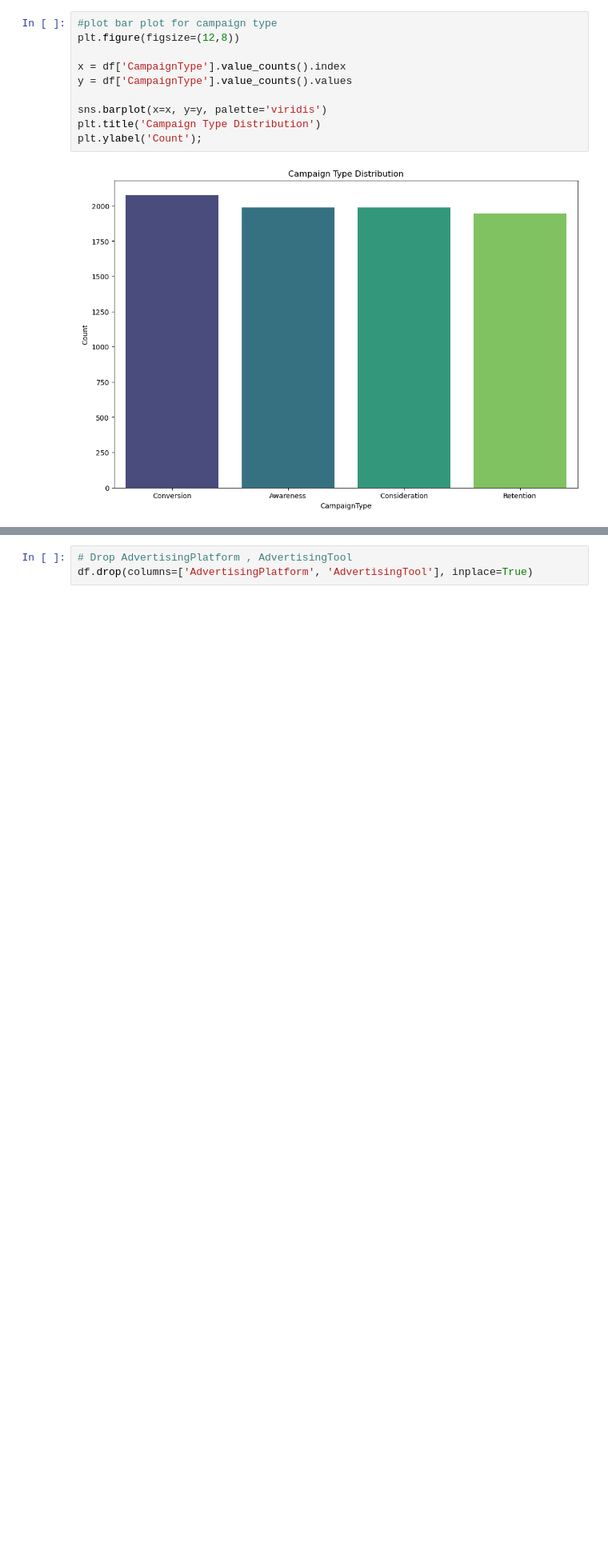
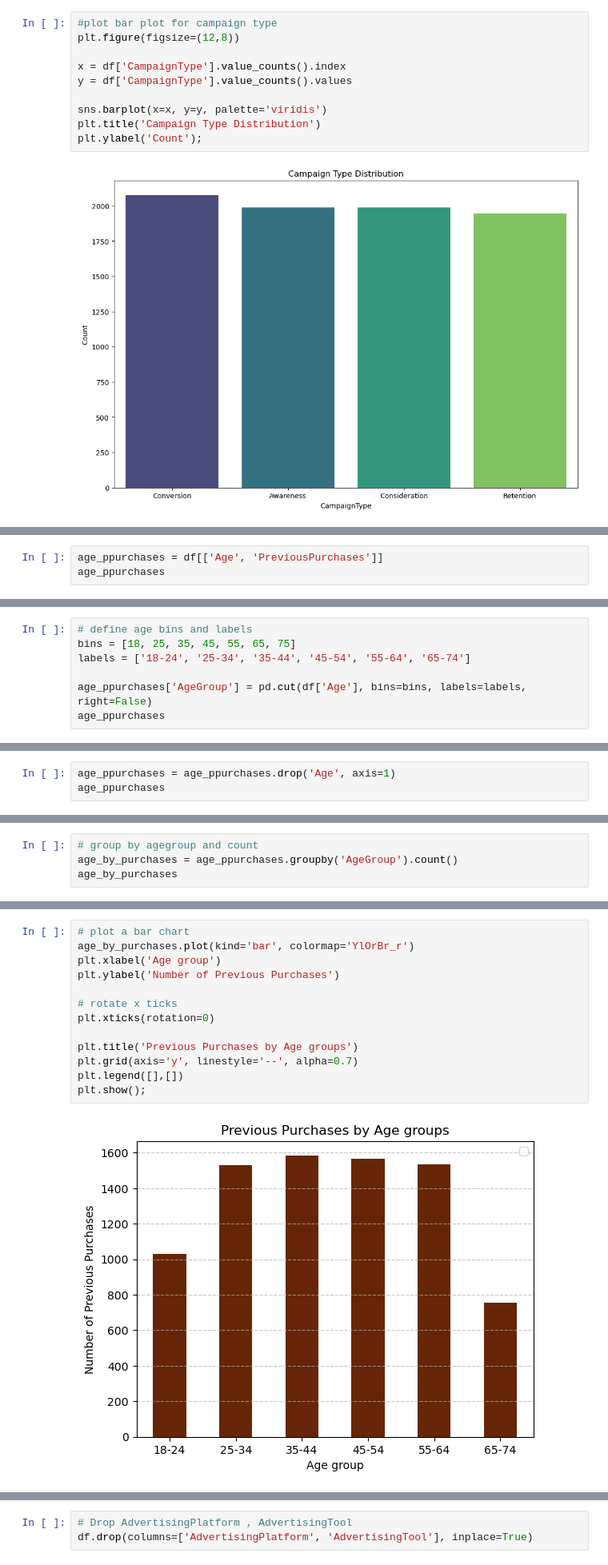
Before and after one commit to am-eric/DigitalMarketing-Analytics, a Jupyter notebook: analysis.ipynb, the cells around one changed output, grey strips where cells are left out. Shown at 80% size. Cells and saved outputs as stored; diff of their text form; blank space fills up the shorter version.

```diff
--- a/analysis.ipynb
+++ b/analysis.ipynb
@@ -137,0 +254,3 @@ The most used campaign type is **Conversion** with 2077.
+# %%
+age_ppurchases = df[['Age', 'PreviousPurchases']]
+age_ppurchases
@@ -137,0 +271,7 @@ The most used campaign type is **Conversion** with 2077.
+# %%
+# define age bins and labels
+bins = [18, 25, 35, 45, 55, 65, 75]
+labels = ['18-24', '25-34', '35-44', '45-54', '55-64', '65-74']
+
+age_ppurchases['AgeGroup'] = pd.cut(df['Age'], bins=bins, labels=labels, right=False)
+age_ppurchases
@@ -137,0 +292,3 @@ The most used campaign type is **Conversion** with 2077.
+# %%
+age_ppurchases = age_ppurchases.drop('Age', axis=1)
+age_ppurchases
@@ -137,0 +309,4 @@ The most used campaign type is **Conversion** with 2077.
+# %%
+# group by agegroup and count
+age_by_purchases = age_ppurchases.groupby('AgeGroup').count()
+age_by_purchases
@@ -137,0 +322,15 @@ The most used campaign type is **Conversion** with 2077.
+# %%
+# plot a bar chart
+age_by_purchases.plot(kind='bar', colormap='YlOrBr_r')
+plt.xlabel('Age group')
+plt.ylabel('Number of Previous Purchases')
+
+# rotate x ticks
+plt.xticks(rotation=0)
+
+plt.title('Previous Purchases by Age groups')
+plt.grid(axis='y', linestyle='--', alpha=0.7)
+plt.legend([],[])
+plt.show();
+# %% [output]
+[figure, added]
```
Also changed, not shown: parts of 46 cells of this notebook.
